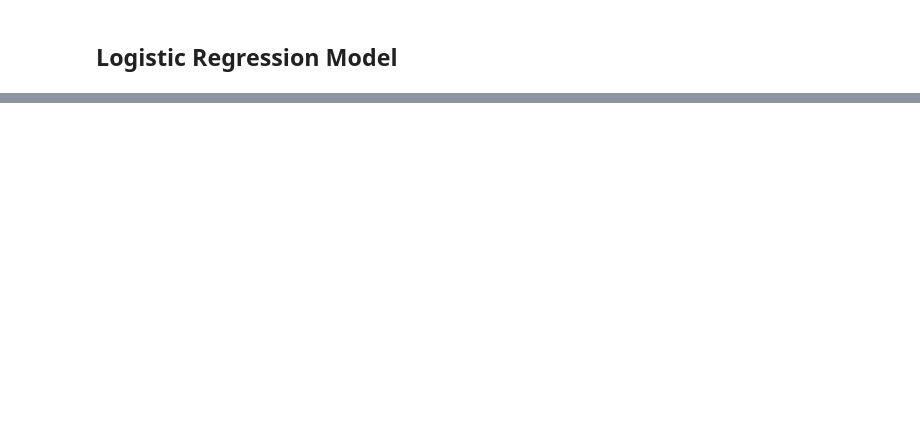
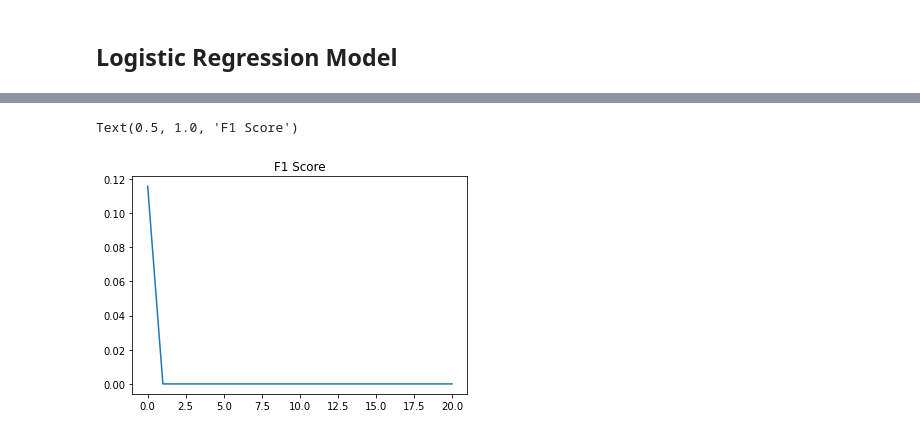
Before and after one commit to INCREDIBLE-AURNOB/NLP, a Jupyter notebook: quora-insincere-questions-classification-with-deep-learning.ipynb, the cells around one changed output, grey strips where cells are left out. Cells and saved outputs as stored; diff of their text form; code cells hidden in the pictures; blank space fills up the shorter version.

```diff
--- a/quora-insincere-questions-classification-with-deep-learning.ipynb
+++ b/quora-insincere-questions-classification-with-deep-learning.ipynb
@@ -303,0 +333,2 @@ def evaluate(model,dl):
+# %%
+history=[evaluate(logreg_model,val_dl)]
@@ -303,0 +382,7 @@ def evaluate(model,dl):
+# %%
+f1s=[item[2] for item in history]
+plt.plot(f1s)
+plt.title('F1 Score')
+# %% [output]
+Text(0.5, 1.0, 'F1 Score')
+[figure, added]
```
Also changed, not shown: parts of 17 cells of this notebook.
